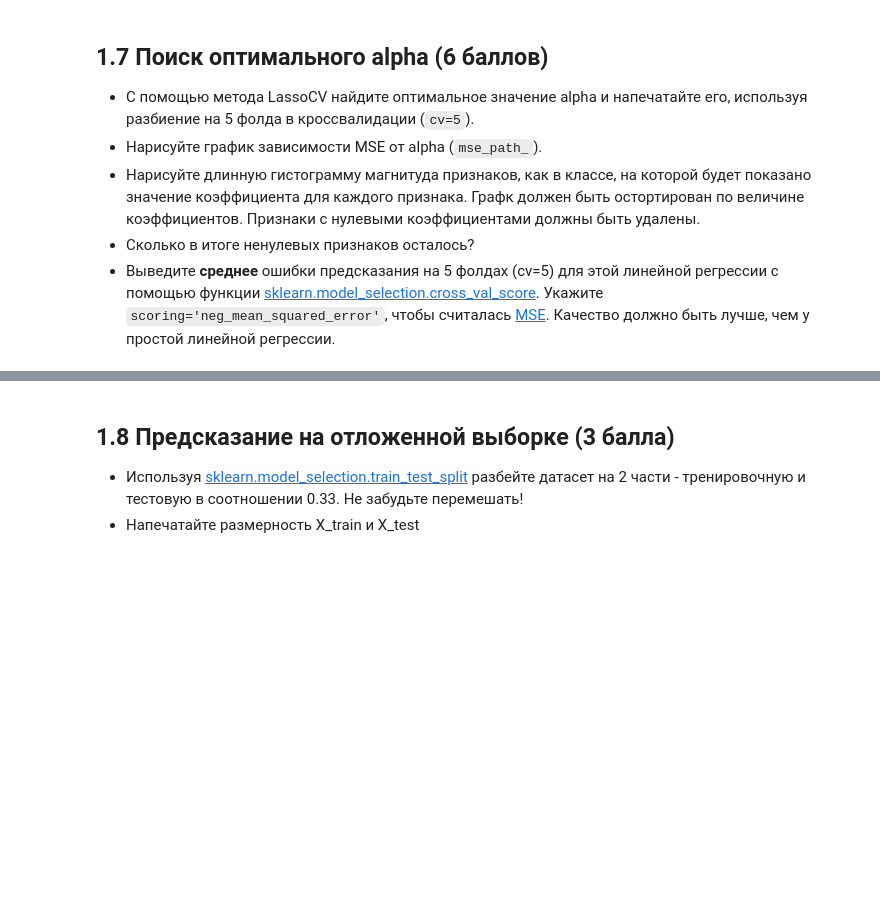
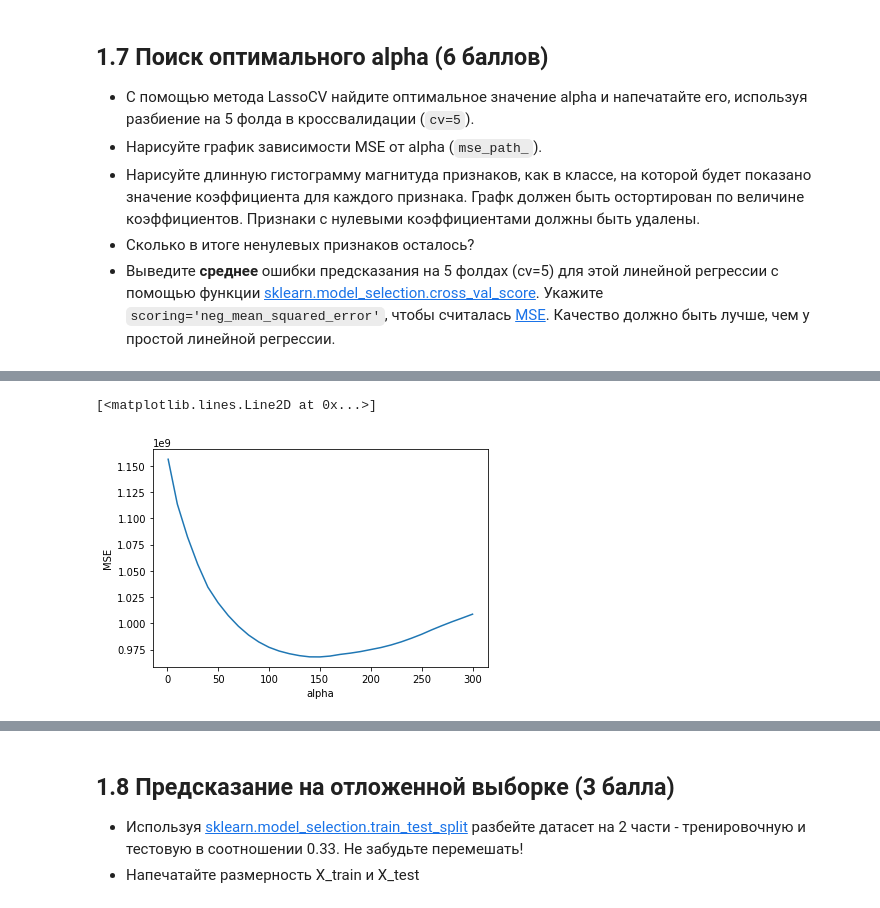
Before and after one commit to bewrrrie/7bits_ml_homework, a Jupyter notebook: 2017-fall/05-01-linear-regression-homework.ipynb, the cells around one changed output, grey strips where cells are left out. Saved outputs shown, nothing was run; the diff lists cells and outputs as text; code cells hidden in the pictures; blank space fills up the shorter version.

```diff
--- a/2017-fall/05-01-linear-regression-homework.ipynb
+++ b/2017-fall/05-01-linear-regression-homework.ipynb
@@ -351,3 +371,10 @@ Text(0.5,1,'Ridge')
 - Нарисуйте длинную гистограмму магнитуда признаков, как в классе, на которой будет показано значение коэффициента для каждого признака. Графк должен быть остортирован по величине коэффициентов. Признаки с нулевыми коэффициентами должны быть удалены.
 - Сколько в итоге ненулевых признаков осталось?
 - Выведите **среднее** ошибки предсказания на 5 фолдах (cv=5) для этой линейной регрессии с помощью функции [sklearn.model_selection.cross_val_score](http://scikit-learn.org/stable/modules/generated/sklearn.model_selection.cross_val_score.html). Укажите `scoring='neg_mean_squared_error'`, чтобы считалась [MSE](http://scikit-learn.org/stable/modules/model_evaluation.html#mean-squared-error). Качество должно быть лучше, чем у простой линейной регрессии.
+# %%
+from sklearn.linear_model import LassoCV
+
+lasso_cv = LassoCV(n_jobs=4, alphas=alphas, cv=5)
+%time lasso_cv.fit(X, y)
+
+lasso_cv.alpha_
@@ -353,0 +385,7 @@ Text(0.5,1,'Ridge')
+# %%
+plt.ylabel('MSE')
+plt.xlabel('alpha')
+plt.plot(lasso_cv.alphas_, np.mean(lasso_cv.mse_path_, axis=1))
+# %% [output]
+[<matplotlib.lines.Line2D at 0x...>]
+[figure, added]
```
Also changed, not shown: parts of 18 cells of this notebook, 1 other file.
